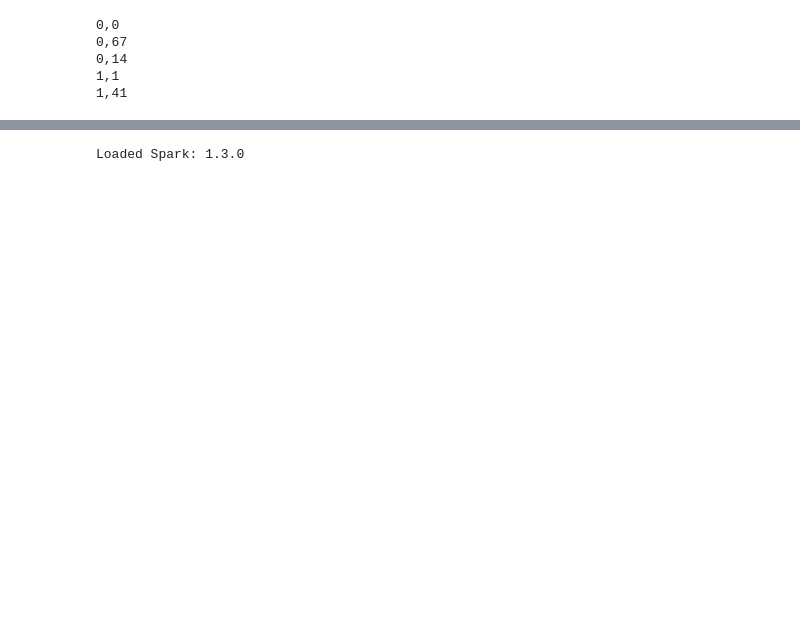
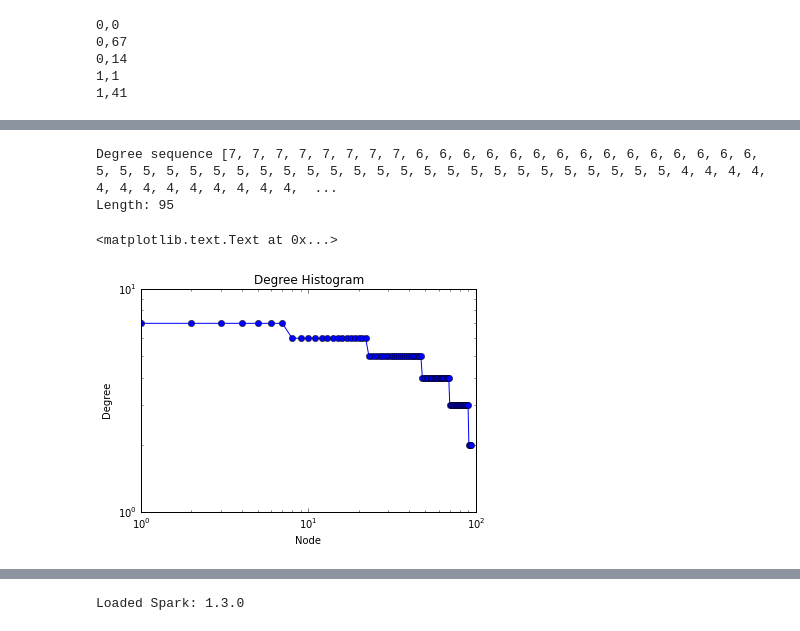
Before and after one commit to drelu/Pilot-KMeans, a Jupyter notebook: jupyter/pilot-spark-analytics.ipynb, the cells around one changed output, grey strips where cells are left out. Drawn from its saved outputs; the diff is of its cells as text; code cells hidden in the pictures; blank space fills up the shorter version.

```diff
--- a/jupyter/pilot-spark-analytics.ipynb
+++ b/jupyter/pilot-spark-analytics.ipynb
@@ -51,3 +51,20 @@ Wall time: 5.96 µs
+# %%
+import matplotlib.pyplot as plt
+degree_sequence=sorted(NX.degree(nxg).values(),reverse=True) # degree sequence
+print "Degree sequence", degree_sequence
+print "Length: %d" % len(degree_sequence)
+
+dmax=max(degree_sequence)
+
+plt.loglog(degree_sequence,'b-',marker='o')
+plt.title("Degree Histogram")
+plt.ylabel("Degree")
+plt.xlabel("Node")
+# %% [output]
+Degree sequence [7, 7, 7, 7, 7, 7, 7, 7, 6, 6, 6, 6, 6, 6, 6, 6, 6, 6, 6, 6, 6, 6, 6, 5, 5, 5, 5, 5, 5, 5, 5, 5, 5, 5, 5, 5, 5, 5, 5, 5, 5, 5, 5, 5, 5, 5, 5, 5, 4, 4, 4, 4, 4, 4, 4, 4, 4, 4, 4, 4, 4,  ...
+Length: 95
+<matplotlib.text.Text at 0x...>
+[figure, added]
 # %%
 start = time.time()
 components = NX.connected_components(nxg)
```
Also changed, not shown: parts of 15 cells of this notebook, 4 other files.
